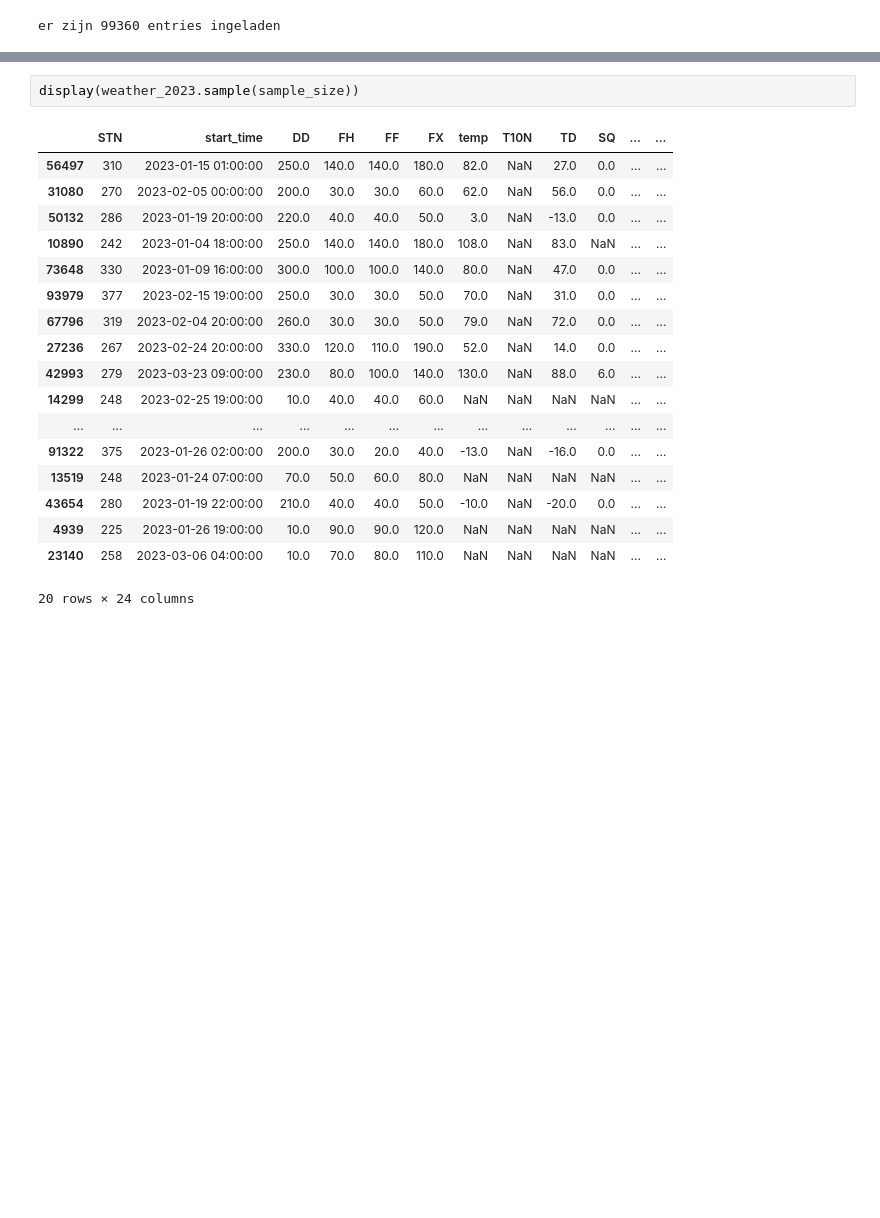
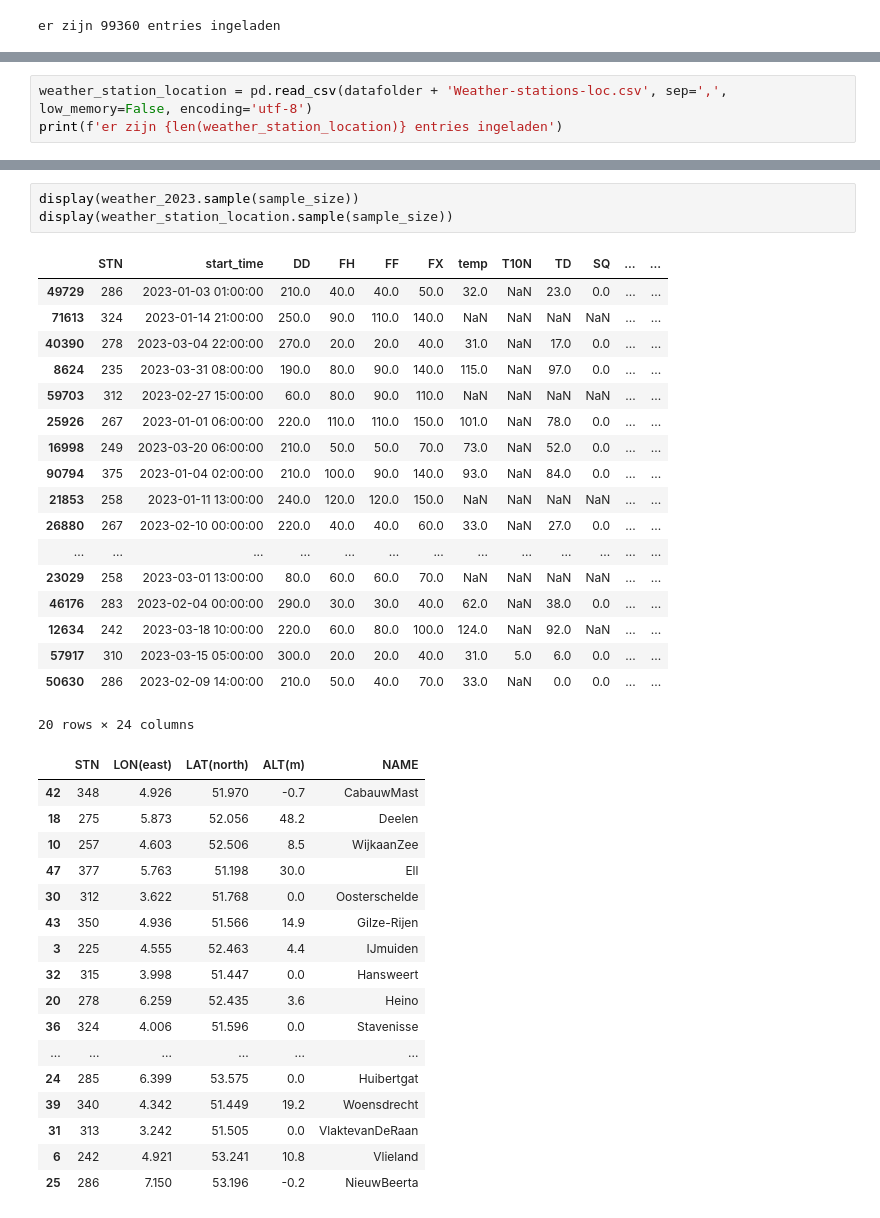
Before and after one commit to koppertje24/semester-4-Fontys, a Jupyter notebook: Chalange.ipynb, the cells around one changed output, grey strips where cells are left out. Saved outputs shown, nothing was run; the diff lists cells and outputs as text; blank space fills up the shorter version.

Commit message:
werken aan mijn nieuwe notebook

```diff
--- a/Chalange.ipynb
+++ b/Chalange.ipynb
@@ -130,0 +146,3 @@ er zijn 99360 entries ingeladen
+# %%
+weather_station_location = pd.read_csv(datafolder + 'Weather-stations-loc.csv', sep=',', low_memory=False, encoding='utf-8')
+print(f'er zijn {len(weather_station_location)} entries ingeladen')
@@ -196,23 +221,41 @@ display(Train_trafic_2023.sample(sample_size))
 hieronder laad ik de samples can de weerstations.
 # %%
 display(weather_2023.sample(sample_size))
+display(weather_station_location.sample(sample_size))
 # %% [output]
 |  | STN | start_time | DD | FH | FF | FX | temp | T10N | TD | SQ | ... | ... |
-| 56497 | 310 | 2023-01-15 01:00:00 | 250.0 | 140.0 | 140.0 | 180.0 | 82.0 | NaN | 27.0 | 0.0 | ... | ... |
-| 31080 | 270 | 2023-02-05 00:00:00 | 200.0 | 30.0 | 30.0 | 60.0 | 62.0 | NaN | 56.0 | 0.0 | ... | ... |
-| 50132 | 286 | 2023-01-19 20:00:00 | 220.0 | 40.0 | 40.0 | 50.0 | 3.0 | NaN | -13.0 | 0.0 | ... | ... |
-| 10890 | 242 | 2023-01-04 18:00:00 | 250.0 | 140.0 | 140.0 | 180.0 | 108.0 | NaN | 83.0 | NaN | ... | ... |
-| 73648 | 330 | 2023-01-09 16:00:00 | 300.0 | 100.0 | 100.0 | 140.0 | 80.0 | NaN | 47.0 | 0.0 | ... | ... |
-| 93979 | 377 | 2023-02-15 19:00:00 | 250.0 | 30.0 | 30.0 | 50.0 | 70.0 | NaN | 31.0 | 0.0 | ... | ... |
-| 67796 | 319 | 2023-02-04 20:00:00 | 260.0 | 30.0 | 30.0 | 50.0 | 79.0 | NaN | 72.0 | 0.0 | ... | ... |
-| 27236 | 267 | 2023-02-24 20:00:00 | 330.0 | 120.0 | 110.0 | 190.0 | 52.0 | NaN | 14.0 | 0.0 | ... | ... |
-| 42993 | 279 | 2023-03-23 09:00:00 | 230.0 | 80.0 | 100.0 | 140.0 | 130.0 | NaN | 88.0 | 6.0 | ... | ... |
-| 14299 | 248 | 2023-02-25 19:00:00 | 10.0 | 40.0 | 40.0 | 60.0 | NaN | NaN | NaN | NaN | ... | ... |
+| 49729 | 286 | 2023-01-03 01:00:00 | 210.0 | 40.0 | 40.0 | 50.0 | 32.0 | NaN | 23.0 | 0.0 | ... | ... |
+| 71613 | 324 | 2023-01-14 21:00:00 | 250.0 | 90.0 | 110.0 | 140.0 | NaN | NaN | NaN | NaN | ... | ... |
+| 40390 | 278 | 2023-03-04 22:00:00 | 270.0 | 20.0 | 20.0 | 40.0 | 31.0 | NaN | 17.0 | 0.0 | ... | ... |
+| 8624 | 235 | 2023-03-31 08:00:00 | 190.0 | 80.0 | 90.0 | 140.0 | 115.0 | NaN | 97.0 | 0.0 | ... | ... |
+| 59703 | 312 | 2023-02-27 15:00:00 | 60.0 | 80.0 | 90.0 | 110.0 | NaN | NaN | NaN | NaN | ... | ... |
+| 25926 | 267 | 2023-01-01 06:00:00 | 220.0 | 110.0 | 110.0 | 150.0 | 101.0 | NaN | 78.0 | 0.0 | ... | ... |
+| 16998 | 249 | 2023-03-20 06:00:00 | 210.0 | 50.0 | 50.0 | 70.0 | 73.0 | NaN | 52.0 | 0.0 | ... | ... |
+| 90794 | 375 | 2023-01-04 02:00:00 | 210.0 | 100.0 | 90.0 | 140.0 | 93.0 | NaN | 84.0 | 0.0 | ... | ... |
+| 21853 | 258 | 2023-01-11 13:00:00 | 240.0 | 120.0 | 120.0 | 150.0 | NaN | NaN | NaN | NaN | ... | ... |
+| 26880 | 267 | 2023-02-10 00:00:00 | 220.0 | 40.0 | 40.0 | 60.0 | 33.0 | NaN | 27.0 | 0.0 | ... | ... |
 | ... | ... | ... | ... | ... | ... | ... | ... | ... | ... | ... | ... | ... |
-| 91322 | 375 | 2023-01-26 02:00:00 | 200.0 | 30.0 | 20.0 | 40.0 | -13.0 | NaN | -16.0 | 0.0 | ... | ... |
-| 13519 | 248 | 2023-01-24 07:00:00 | 70.0 | 50.0 | 60.0 | 80.0 | NaN | NaN | NaN | NaN | ... | ... |
-| 43654 | 280 | 2023-01-19 22:00:00 | 210.0 | 40.0 | 40.0 | 50.0 | -10.0 | NaN | -20.0 | 0.0 | ... | ... |
-| 4939 | 225 | 2023-01-26 19:00:00 | 10.0 | 90.0 | 90.0 | 120.0 | NaN | NaN | NaN | NaN | ... | ... |
-| 23140 | 258 | 2023-03-06 04:00:00 | 10.0 | 70.0 | 80.0 | 110.0 | NaN | NaN | NaN | NaN | ... | ... |
+| 23029 | 258 | 2023-03-01 13:00:00 | 80.0 | 60.0 | 60.0 | 70.0 | NaN | NaN | NaN | NaN | ... | ... |
+| 46176 | 283 | 2023-02-04 00:00:00 | 290.0 | 30.0 | 30.0 | 40.0 | 62.0 | NaN | 38.0 | 0.0 | ... | ... |
+| 12634 | 242 | 2023-03-18 10:00:00 | 220.0 | 60.0 | 80.0 | 100.0 | 124.0 | NaN | 92.0 | NaN | ... | ... |
+| 57917 | 310 | 2023-03-15 05:00:00 | 300.0 | 20.0 | 20.0 | 40.0 | 31.0 | 5.0 | 6.0 | 0.0 | ... | ... |
+| 50630 | 286 | 2023-02-09 14:00:00 | 210.0 | 50.0 | 40.0 | 70.0 | 33.0 | NaN | 0.0 | 0.0 | ... | ... |
 20 rows × 24 columns
+|  | STN | LON(east) | LAT(north) | ALT(m) | NAME |
+| 42 | 348 | 4.926 | 51.970 | -0.7 | CabauwMast |
+| 18 | 275 | 5.873 | 52.056 | 48.2 | Deelen |
+| 10 | 257 | 4.603 | 52.506 | 8.5 | WijkaanZee |
+| 47 | 377 | 5.763 | 51.198 | 30.0 | Ell |
+| 30 | 312 | 3.622 | 51.768 | 0.0 | Oosterschelde |
+| 43 | 350 | 4.936 | 51.566 | 14.9 | Gilze-Rijen |
+| 3 | 225 | 4.555 | 52.463 | 4.4 | IJmuiden |
+| 32 | 315 | 3.998 | 51.447 | 0.0 | Hansweert |
+| 20 | 278 | 6.259 | 52.435 | 3.6 | Heino |
+| 36 | 324 | 4.006 | 51.596 | 0.0 | Stavenisse |
+| ... | ... | ... | ... | ... | ... |
+| 24 | 285 | 6.399 | 53.575 | 0.0 | Huibertgat |
+| 39 | 340 | 4.342 | 51.449 | 19.2 | Woensdrecht |
+| 31 | 313 | 3.242 | 51.505 | 0.0 | VlaktevanDeRaan |
+| 6 | 242 | 4.921 | 53.241 | 10.8 | Vlieland |
+| 25 | 286 | 7.150 | 53.196 | -0.2 | NieuwBeerta |
 # %% [markdown]
```
Also changed, not shown: parts of 27 cells of this notebook, 2 other files.
